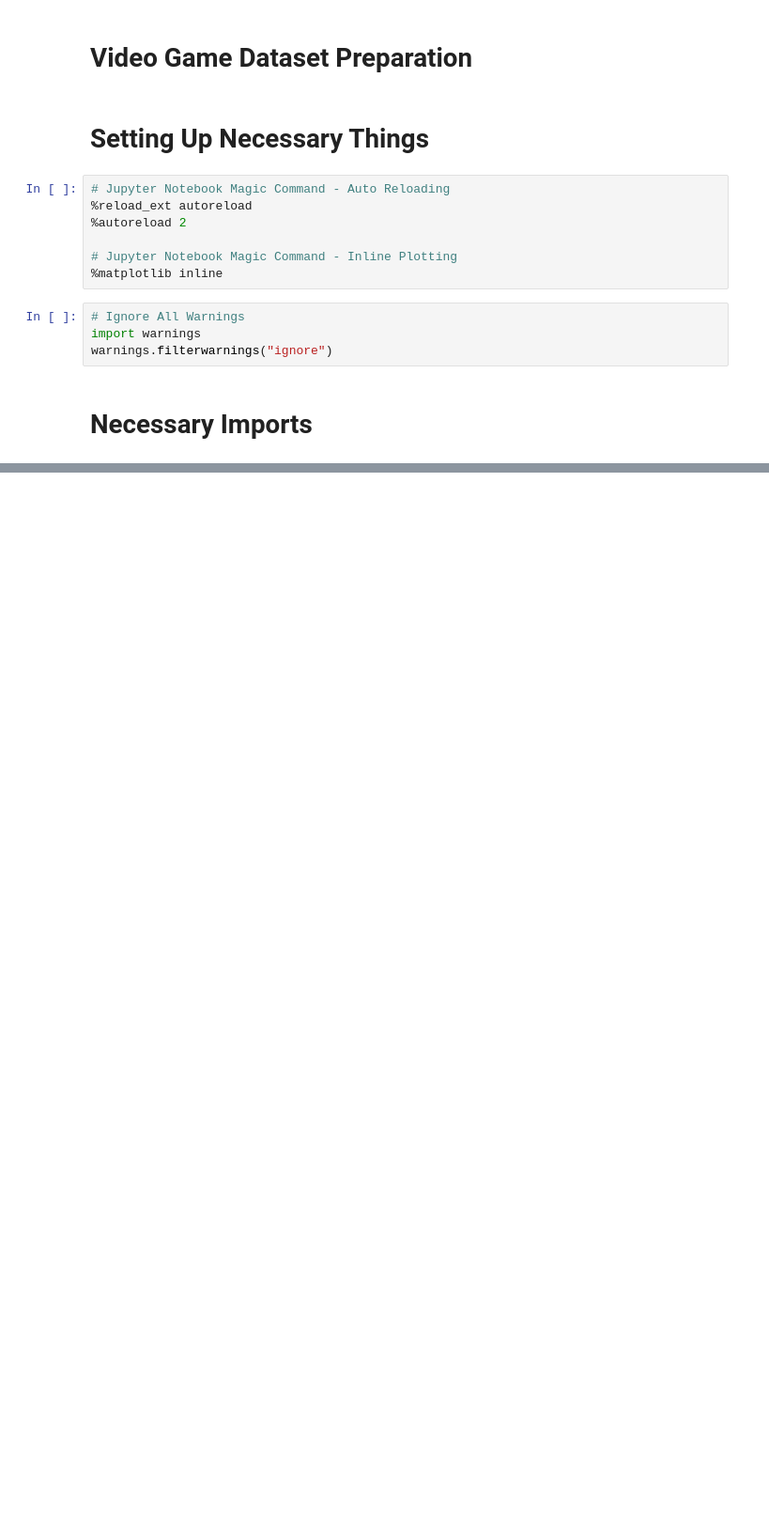
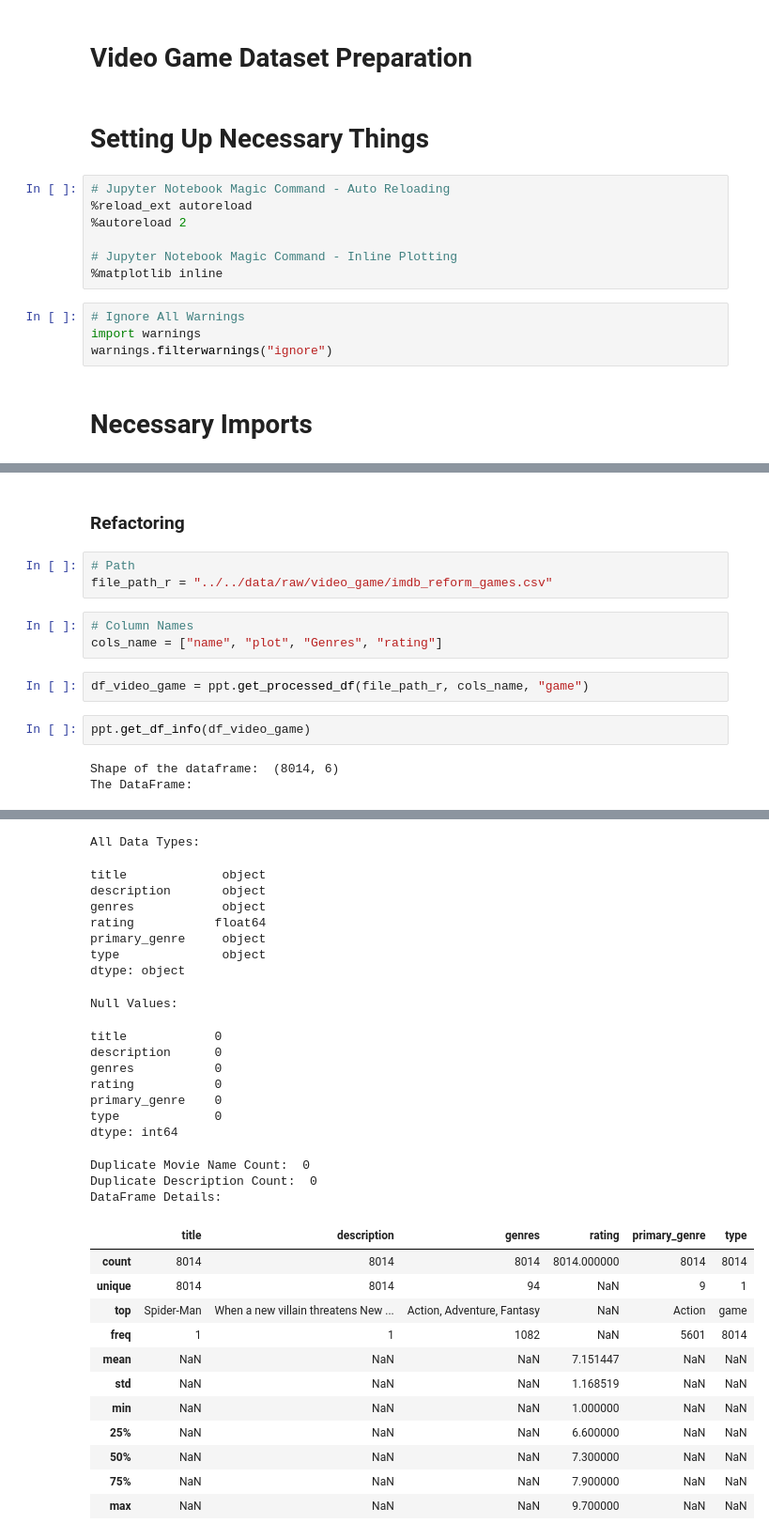
Before and after one commit to MYTE21/Entertainment.Valley, a Jupyter notebook: notebooks/data_preparation/video_game_preparation.ipynb, the cells around one changed output, grey strips where cells are left out. Shown: that part at 94% size. Drawn from its saved outputs; the diff is of its cells as text; blank space fills up the shorter version.

Commit message:
video game preparation

```diff
--- a/notebooks/data_preparation/video_game_preparation.ipynb
+++ b/notebooks/data_preparation/video_game_preparation.ipynb
@@ -123,0 +148,15 @@ Dataframe saved successfully:  ../../data/processed/video_game/video_game.csv
+# %% [markdown]
+### Refactoring
+# %%
+# Path
+file_path_r = "../../data/raw/video_game/imdb_reform_games.csv"
+# %%
+# Column Names
+cols_name = ["name", "plot", "Genres", "rating"]
+# %%
+df_video_game = ppt.get_processed_df(file_path_r, cols_name, "game")
+# %%
+ppt.get_df_info(df_video_game)
+# %% [output]
+Shape of the dataframe:  (8014, 6)
+The DataFrame:
@@ -123,0 +169,31 @@ Dataframe saved successfully:  ../../data/processed/video_game/video_game.csv
+All Data Types:
+title             object
+description       object
+genres            object
+rating           float64
+primary_genre     object
+type              object
+dtype: object
+Null Values:
+title            0
+description      0
+genres           0
+rating           0
+primary_genre    0
+type             0
+dtype: int64
+Duplicate Movie Name Count:  0
+Duplicate Description Count:  0
+DataFrame Details:
+|  | title | description | genres | rating | primary_genre | type |
+| count | 8014 | 8014 | 8014 | 8014.000000 | 8014 | 8014 |
+| unique | 8014 | 8014 | 94 | NaN | 9 | 1 |
+| top | Spider-Man | When a new villain threatens New ... | Action, Adventure, Fantasy | NaN | Action | game |
+| freq | 1 | 1 | 1082 | NaN | 5601 | 8014 |
+| mean | NaN | NaN | NaN | 7.151447 | NaN | NaN |
+| std | NaN | NaN | NaN | 1.168519 | NaN | NaN |
+| min | NaN | NaN | NaN | 1.000000 | NaN | NaN |
+| 25% | NaN | NaN | NaN | 6.600000 | NaN | NaN |
+| 50% | NaN | NaN | NaN | 7.300000 | NaN | NaN |
+| 75% | NaN | NaN | NaN | 7.900000 | NaN | NaN |
+| max | NaN | NaN | NaN | 9.700000 | NaN | NaN |
```
Also changed, not shown: parts of 33 cells of this notebook, 1 other file.
